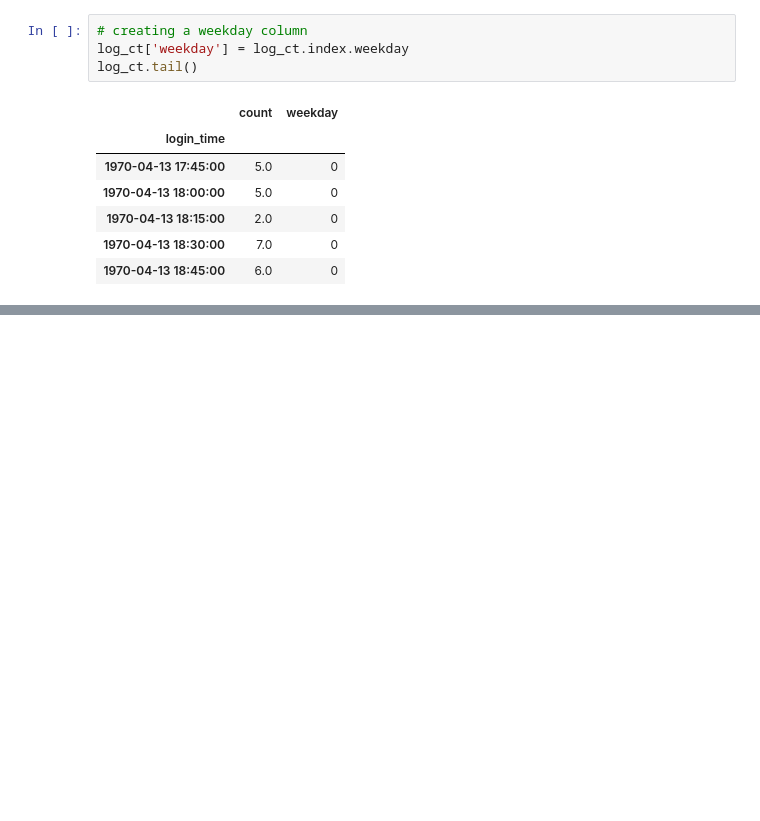
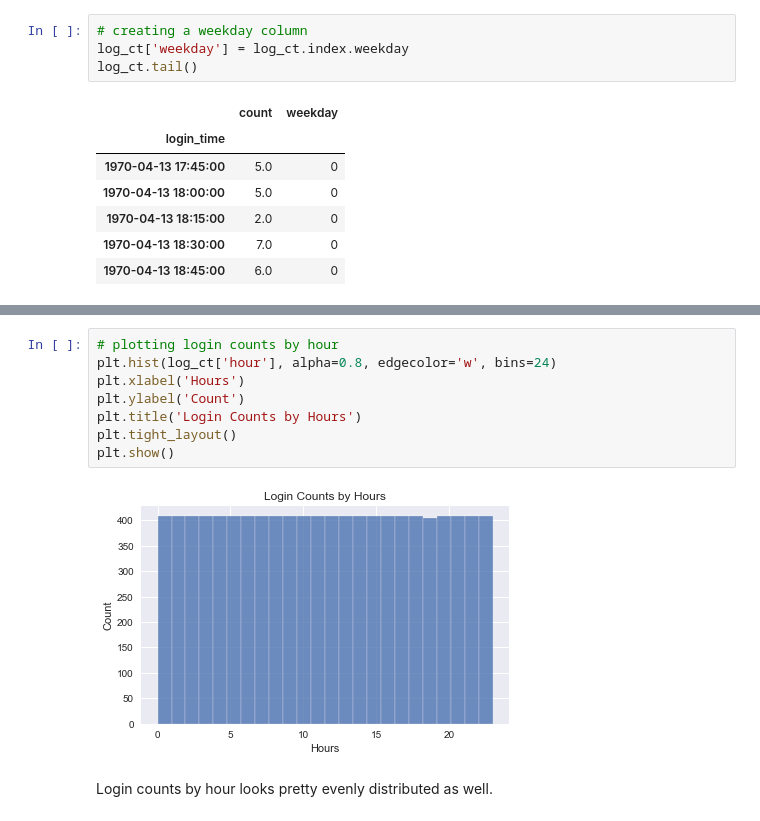
Before and after one commit to Tsolmon17/Springboard-Coursework, a Jupyter notebook: ultimate_challenge/ultimate-challenge.ipynb, the cells around one changed output, grey strips where cells are left out. Saved outputs shown, nothing was run; the diff lists cells and outputs as text; blank space fills up the shorter version.

```diff
--- a/ultimate_challenge/ultimate-challenge.ipynb
+++ b/ultimate_challenge/ultimate-challenge.ipynb
@@ -177,0 +204,12 @@ It looks like overall logins peaked at the end of March and been falling rapidly
+# %%
+# plotting login counts by hour
+plt.hist(log_ct['hour'], alpha=0.8, edgecolor='w', bins=24)
+plt.xlabel('Hours')
+plt.ylabel('Count')
+plt.title('Login Counts by Hours')
+plt.tight_layout()
+plt.show()
+# %% [output]
+[figure, added]
+# %% [markdown]
+Login counts by hour looks pretty evenly distributed as well.
```
Also changed, not shown: parts of 81 cells of this notebook.
